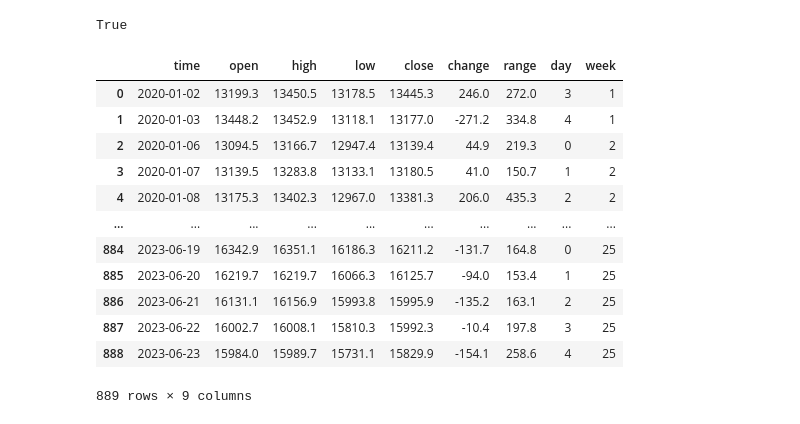
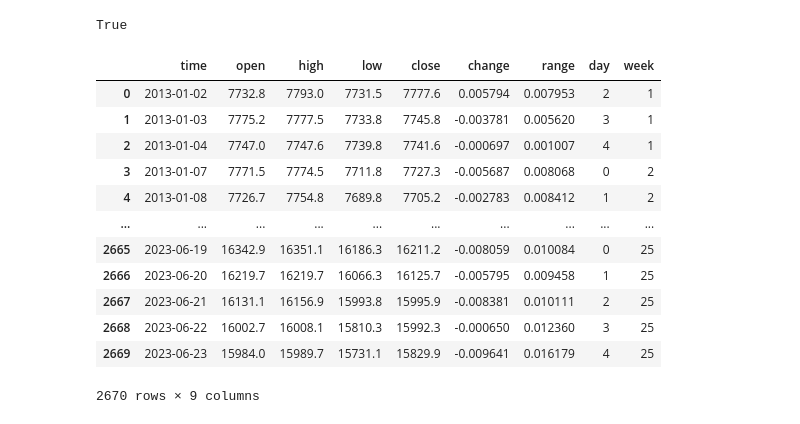
Before and after one commit to traderpy/trading-research, a Jupyter notebook: notebooks/dax_market_open/nb1.ipynb, the cells around one changed output. Drawn from its saved outputs; the diff is of its cells as text; code cells hidden in the pictures.

```diff
--- a/notebooks/dax_market_open/nb1.ipynb
+++ b/notebooks/dax_market_open/nb1.ipynb
@@ -10,28 +17,28 @@ mt5.initialize()
 # %% [output]
 True
 # %%
-bars = get_ohlc('DE40',  mt5.TIMEFRAME_D1, datetime(2020, 1, 1), datetime.now())
+bars = get_ohlc('DE40',  mt5.TIMEFRAME_D1, datetime(2013, 1, 1), datetime.now())
 
 cols = ['time', 'open', 'high', 'low', 'close']
 bars = bars[cols]
 
-bars['change'] = bars['close'] - bars['open']
-bars['range'] = bars['high'] - bars['low']
+bars['change'] = (bars['close'] - bars['open']) / bars['open']
+bars['range'] = (bars['high'] - bars['low']) / bars['open']
 bars['day'] = bars['time'].dt.dayofweek
 bars['week'] = bars['time'].dt.isocalendar().week
 
 bars
 # %% [output]
 |  | time | open | high | low | close | change | range | day | week |
-| 0 | 2020-01-02 | 13199.3 | 13450.5 | 13178.5 | 13445.3 | 246.0 | 272.0 | 3 | 1 |
-| 1 | 2020-01-03 | 13448.2 | 13452.9 | 13118.1 | 13177.0 | -271.2 | 334.8 | 4 | 1 |
-| 2 | 2020-01-06 | 13094.5 | 13166.7 | 12947.4 | 13139.4 | 44.9 | 219.3 | 0 | 2 |
-| 3 | 2020-01-07 | 13139.5 | 13283.8 | 13133.1 | 13180.5 | 41.0 | 150.7 | 1 | 2 |
-| 4 | 2020-01-08 | 13175.3 | 13402.3 | 12967.0 | 13381.3 | 206.0 | 435.3 | 2 | 2 |
+| 0 | 2013-01-02 | 7732.8 | 7793.0 | 7731.5 | 7777.6 | 0.005794 | 0.007953 | 2 | 1 |
+| 1 | 2013-01-03 | 7775.2 | 7777.5 | 7733.8 | 7745.8 | -0.003781 | 0.005620 | 3 | 1 |
+| 2 | 2013-01-04 | 7747.0 | 7747.6 | 7739.8 | 7741.6 | -0.000697 | 0.001007 | 4 | 1 |
+| 3 | 2013-01-07 | 7771.5 | 7774.5 | 7711.8 | 7727.3 | -0.005687 | 0.008068 | 0 | 2 |
+| 4 | 2013-01-08 | 7726.7 | 7754.8 | 7689.8 | 7705.2 | -0.002783 | 0.008412 | 1 | 2 |
 | ... | ... | ... | ... | ... | ... | ... | ... | ... | ... |
-| 884 | 2023-06-19 | 16342.9 | 16351.1 | 16186.3 | 16211.2 | -131.7 | 164.8 | 0 | 25 |
-| 885 | 2023-06-20 | 16219.7 | 16219.7 | 16066.3 | 16125.7 | -94.0 | 153.4 | 1 | 25 |
-| 886 | 2023-06-21 | 16131.1 | 16156.9 | 15993.8 | 15995.9 | -135.2 | 163.1 | 2 | 25 |
-| 887 | 2023-06-22 | 16002.7 | 16008.1 | 15810.3 | 15992.3 | -10.4 | 197.8 | 3 | 25 |
-| 888 | 2023-06-23 | 15984.0 | 15989.7 | 15731.1 | 15829.9 | -154.1 | 258.6 | 4 | 25 |
+| 2665 | 2023-06-19 | 16342.9 | 16351.1 | 16186.3 | 16211.2 | -0.008059 | 0.010084 | 0 | 25 |
+| 2666 | 2023-06-20 | 16219.7 | 16219.7 | 16066.3 | 16125.7 | -0.005795 | 0.009458 | 1 | 25 |
+| 2667 | 2023-06-21 | 16131.1 | 16156.9 | 15993.8 | 15995.9 | -0.008381 | 0.010111 | 2 | 25 |
+| 2668 | 2023-06-22 | 16002.7 | 16008.1 | 15810.3 | 15992.3 | -0.000650 | 0.012360 | 3 | 25 |
+| 2669 | 2023-06-23 | 15984.0 | 15989.7 | 15731.1 | 15829.9 | -0.009641 | 0.016179 | 4 | 25 |
-889 rows × 9 columns
+2670 rows × 9 columns
```
Also changed, not shown: parts of 8 cells of this notebook, 2 other files.
